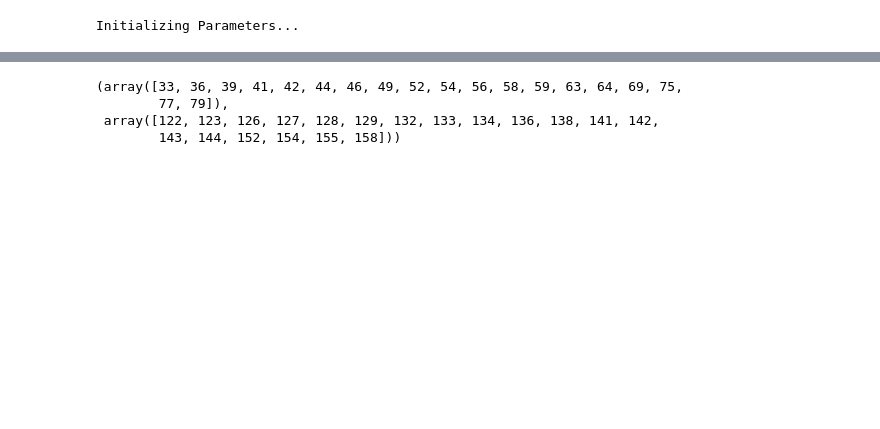
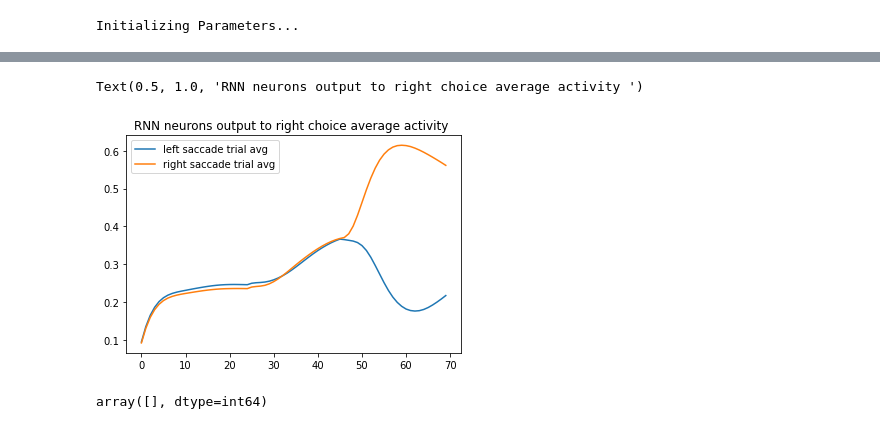
Before and after one commit to xuanyuw/TD-modulation-model, a Jupyter notebook: investigate_out_weight.ipynb, the cells around one changed output, grey strips where cells are left out. Saved outputs shown, nothing was run; the diff lists cells and outputs as text; code cells hidden in the pictures; blank space fills up the shorter version.

```diff
--- a/investigate_out_weight.ipynb
+++ b/investigate_out_weight.ipynb
@@ -30,9 +195,13 @@ plt.plot(np.sum(w_out, axis=1))
+# %%
+plt.figure()
+plt.plot(np.mean(h_test[:, np.where(~choice)[0], :][:, :, np.where(out_conn_c1)[0]], axis=(1, 2)), label='left saccade trial avg')
+plt.plot(np.mean(h_test[:, np.where(choice)[0], :][:, :, np.where(out_conn_c1)[0]], axis=(1, 2)), label='right saccade trial avg')
+plt.legend()
+plt.title('RNN neurons output to right choice average activity ')
+# %% [output]
+Text(0.5, 1.0, 'RNN neurons output to right choice average activity ')
+[figure, added]
 # %%
-conn_idx_c0 = np.where(out_mask[:, 0])[0]
-conn_idx_c1 = np.where(out_mask[:, 1])[0]
-conn_idx_c0, conn_idx_c1
+np.intersect1d(np.where(out_conn_c0)[0], np.where(out_conn_c1)[0])
 # %% [output]
-(array([33, 36, 39, 41, 42, 44, 46, 49, 52, 54, 56, 58, 59, 63, 64, 69, 75,
-        77, 79]),
- array([122, 123, 126, 127, 128, 129, 132, 133, 134, 136, 138, 141, 142,
-        143, 144, 152, 154, 155, 158]))
+array([], dtype=int64)
```
Also changed, not shown: parts of 19 cells of this notebook.
